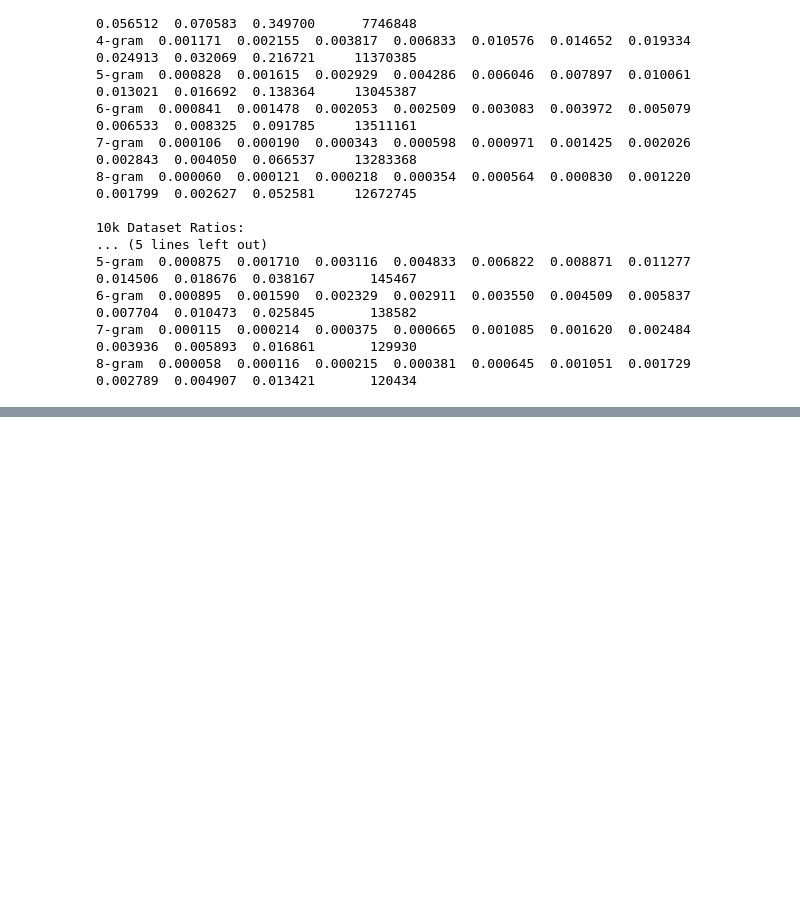
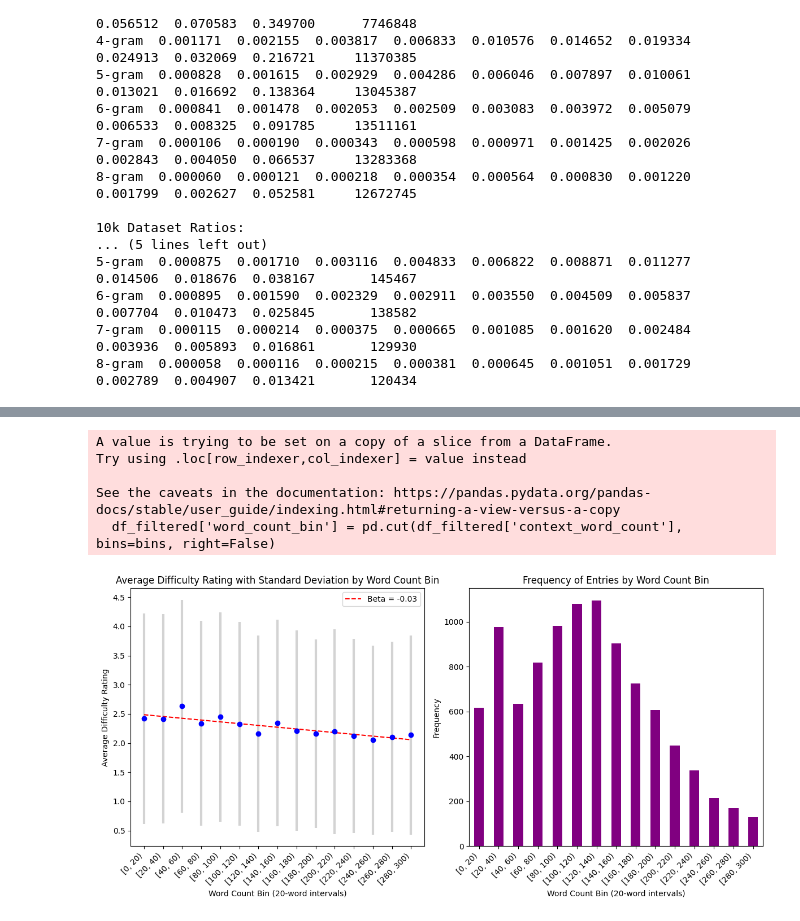
Before and after one commit to CoLearn-Dev/FleeceKM-stats, a Jupyter notebook: ASKMe/stats.ipynb, the cells around one changed output, grey strips where cells are left out. Cells and saved outputs as stored; diff of their text form; code cells hidden in the pictures; blank space fills up the shorter version.

Commit message:
Refactor code for improved performance and readability

```diff
--- a/ASKMe/stats.ipynb
+++ b/ASKMe/stats.ipynb
@@ -124,0 +258,75 @@ Full Dataset Ratios:
+# %%
+import pandas as pd
+import matplotlib.pyplot as plt
+import numpy as np
+from scipy import stats
+
+# Assuming you have a DataFrame 'df_10k' with columns 'text_cleaned', 'value', and 'setting'
+
+# Create bins for word counts with a bin size of 20 words
+bins = range(0, df_filtered['context_word_count'].max() + 20, 20)
+df_filtered['word_count_bin'] = pd.cut(df_filtered['context_word_count'], bins=bins, right=False)
+
+# Group by the word count bins and calculate the average, variance, and frequency for each bin
+average_rating_per_bin = df_filtered.groupby('word_count_bin')['value'].mean()
+variance_rating_per_bin = df_filtered.groupby('word_count_bin')['value'].var()
+std_dev_per_bin = variance_rating_per_bin ** 0.5  # Standard deviation is the square root of variance
+frequency_per_bin = df_filtered['word_count_bin'].value_counts(sort=False)
+
+# Filter out bins with fewer than 100 entries
+valid_bins = frequency_per_bin[frequency_per_bin >= 100].index
+average_rating_per_bin = average_rating_per_bin.loc[valid_bins]
+std_dev_per_bin = std_dev_per_bin.loc[valid_bins]
+frequency_per_bin = frequency_per_bin.loc[valid_bins]
+
+# Prepare data for regression
+x = np.arange(len(average_rating_per_bin))  # Treat bin indices as numerical values for regression
+y = average_rating_per_bin.values
+
+# Perform linear regression
+slope, intercept, r_value, p_value, std_err = stats.linregress(x, y)
+
+# Regression line
+regression_line = slope * x + intercept
+
+# Plot the combined average and standard deviation as error bars
+plt.figure(figsize=(12, 6))
+
+# Combined error bar plot for mean and standard deviation with regression line
+plt.subplot(1, 2, 1)
+plt.errorbar(average_rating_per_bin.index.astype(str),
+             average_rating_per_bin,
+             yerr=std_dev_per_bin,
+             fmt='o',
+             color='blue',
+             ecolor='lightgray',
+             elinewidth=3,
+             capsize=0)
+
+# Plot the regression line
+plt.plot(average_rating_per_bin.index.astype(str), regression_line, color='red', linestyle='--', label=f'Beta = {slope:.2f}')
+
+plt.title('Average Difficulty Rating with Standard Deviation by Word Count Bin')
+plt.xlabel('Word Count Bin (20-word intervals)')
+plt.ylabel('Average Difficulty Rating')
+plt.xticks(rotation=45, ha='right')
+plt.legend()
+
+# Plot the frequency (number of entries in each bin)
+plt.subplot(1, 2, 2)
+frequency_per_bin.plot(kind='bar', color='purple')
+plt.title('Frequency of Entries by Word Count Bin')
+plt.xlabel('Word Count Bin (20-word intervals)')
+plt.ylabel('Frequency')
+plt.xticks(rotation=45, ha='right')
+
+# Show the combined plots
+plt.tight_layout()
+plt.show()
+# %% [output]
+A value is trying to be set on a copy of a slice from a DataFrame.
+Try using .loc[row_indexer,col_indexer] = value instead
+
+See the caveats in the documentation: https://pandas.pydata.org/pandas-docs/stable/user_guide/indexing.html#returning-a-view-versus-a-copy
+  df_filtered['word_count_bin'] = pd.cut(df_filtered['context_word_count'], bins=bins, right=False)
+[figure, added]
```
Also changed, not shown: parts of 7 cells of this notebook.
